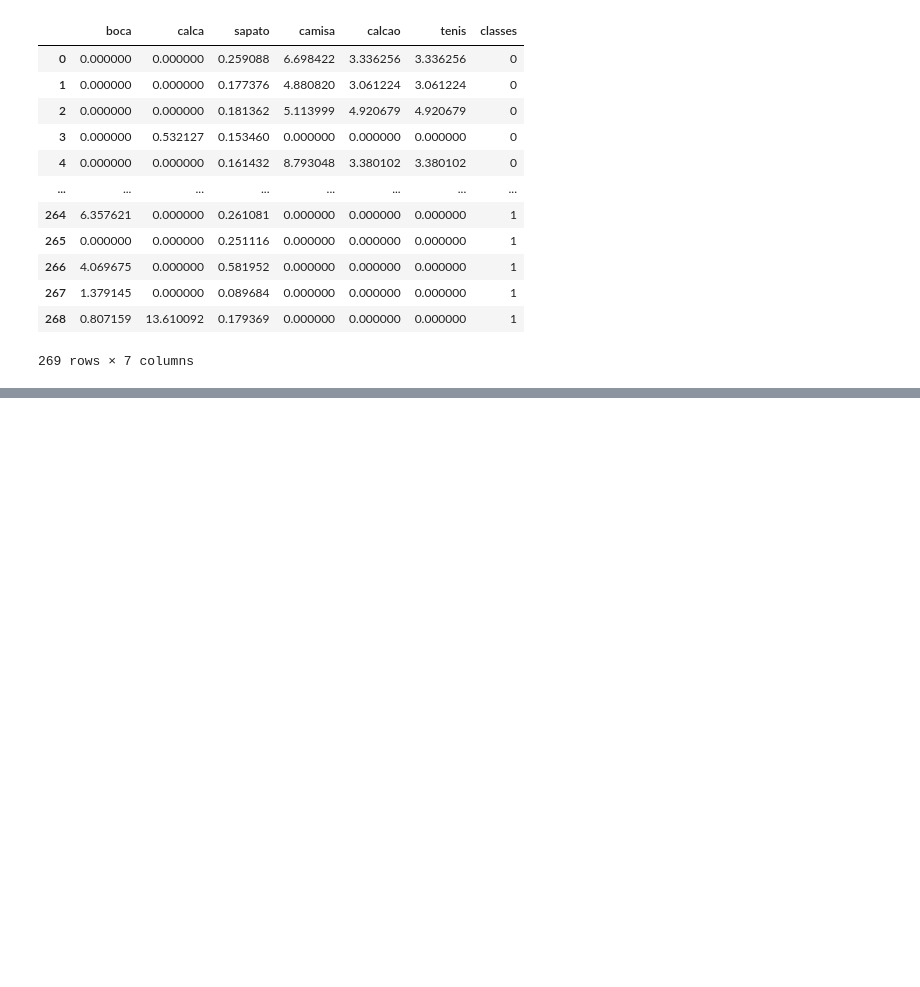
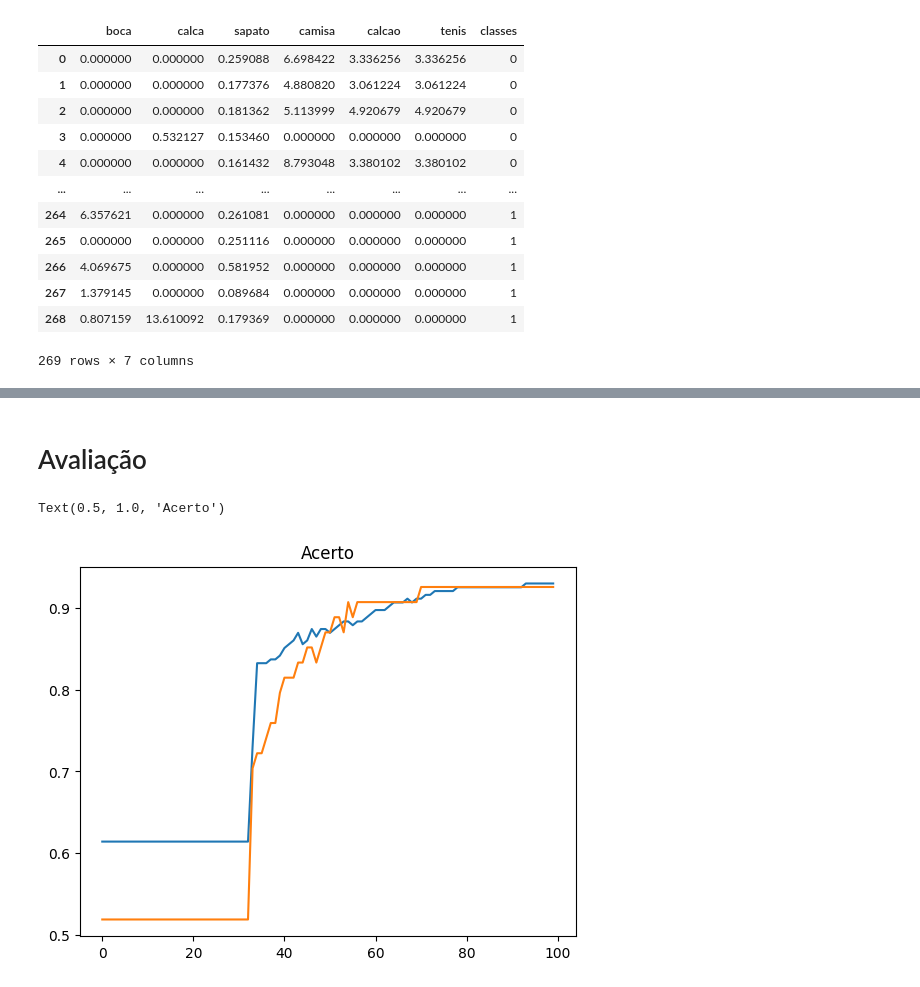
Before and after one commit to KauaHenSilva/python_neural_networks_for_image_classification, a Jupyter notebook: python_neural_networks_for_image_classification_extractor.ipynb, the cells around one changed output, grey strips where cells are left out. Cells and saved outputs as stored; diff of their text form; code cells hidden in the pictures; blank space fills up the shorter version.

```diff
--- a/python_neural_networks_for_image_classification_extractor.ipynb
+++ b/python_neural_networks_for_image_classification_extractor.ipynb
@@ -172,0 +194,3 @@ pd_caracteristicas
+# %%
+my_units = int((qtd_caracteristicas + qtd_classes) / 2)
+my_units
@@ -172,0 +199,8 @@ pd_caracteristicas
+# %%
+# 6 -> 4 -> 4 -> 4 -> 1
+
+network = tf.keras.models.Sequential()
+network.add(tf.keras.layers.Dense(units=my_units, activation='relu', input_shape=(qtd_caracteristicas,)))
+network.add(tf.keras.layers.Dense(units=my_units, activation='relu'))
+network.add(tf.keras.layers.Dense(units=my_units, activation='relu'))
+network.add(tf.keras.layers.Dense(units=1, activation='sigmoid'))
@@ -172,0 +225,4 @@ pd_caracteristicas
+# %%
+network.compile(optimizer='adam', loss='binary_crossentropy', metrics=['accuracy'])
+# %%
+historico = network.fit(X_train, y_train, epochs=100, validation_data=(X_test, y_test))
@@ -172,0 +247,10 @@ pd_caracteristicas
+# %% [markdown]
+# Avaliação
+# %%
+plt.figure()
+plt.plot(historico.history['accuracy'])
+plt.plot(historico.history['val_accuracy'])
+plt.title('Acerto')
+# %% [output]
+Text(0.5, 1.0, 'Acerto')
+[figure, added]
```
Also changed, not shown: parts of 19 cells of this notebook.
